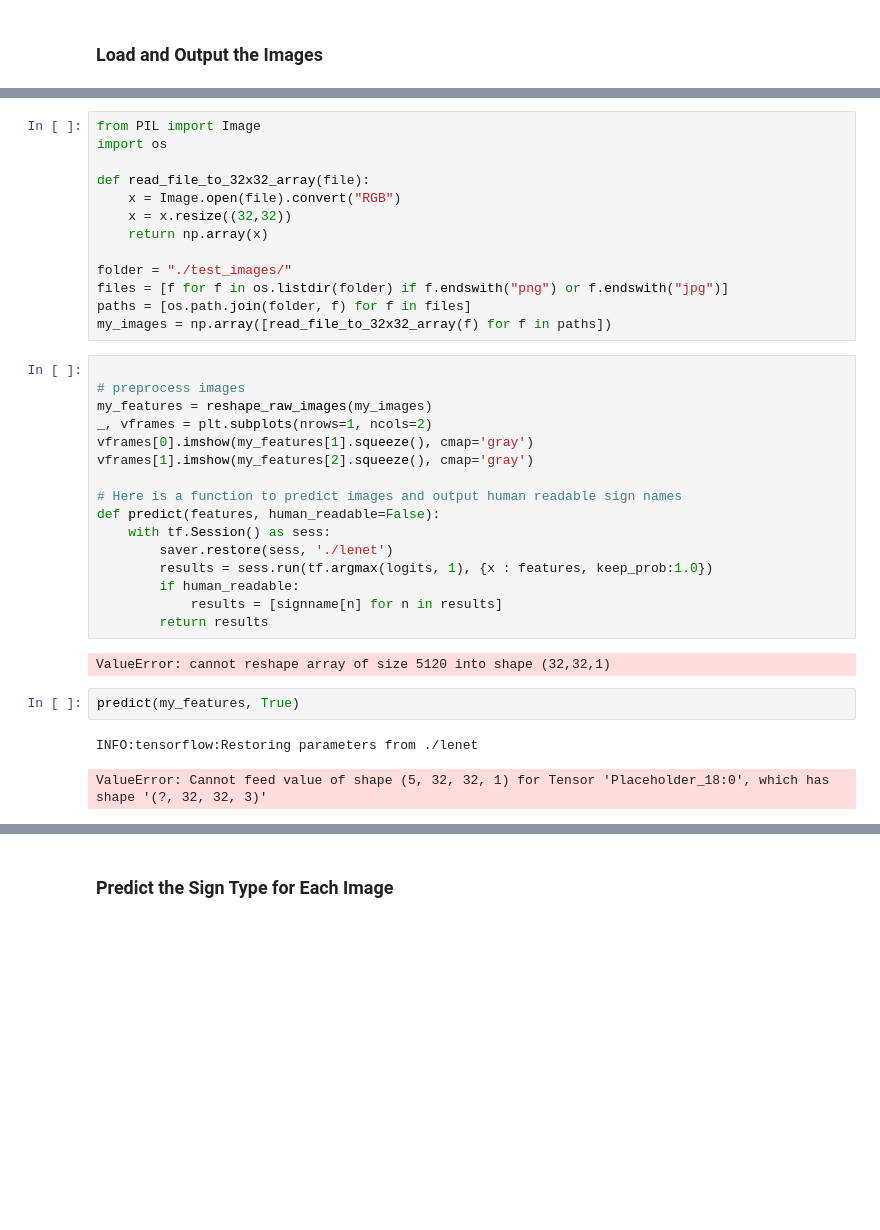
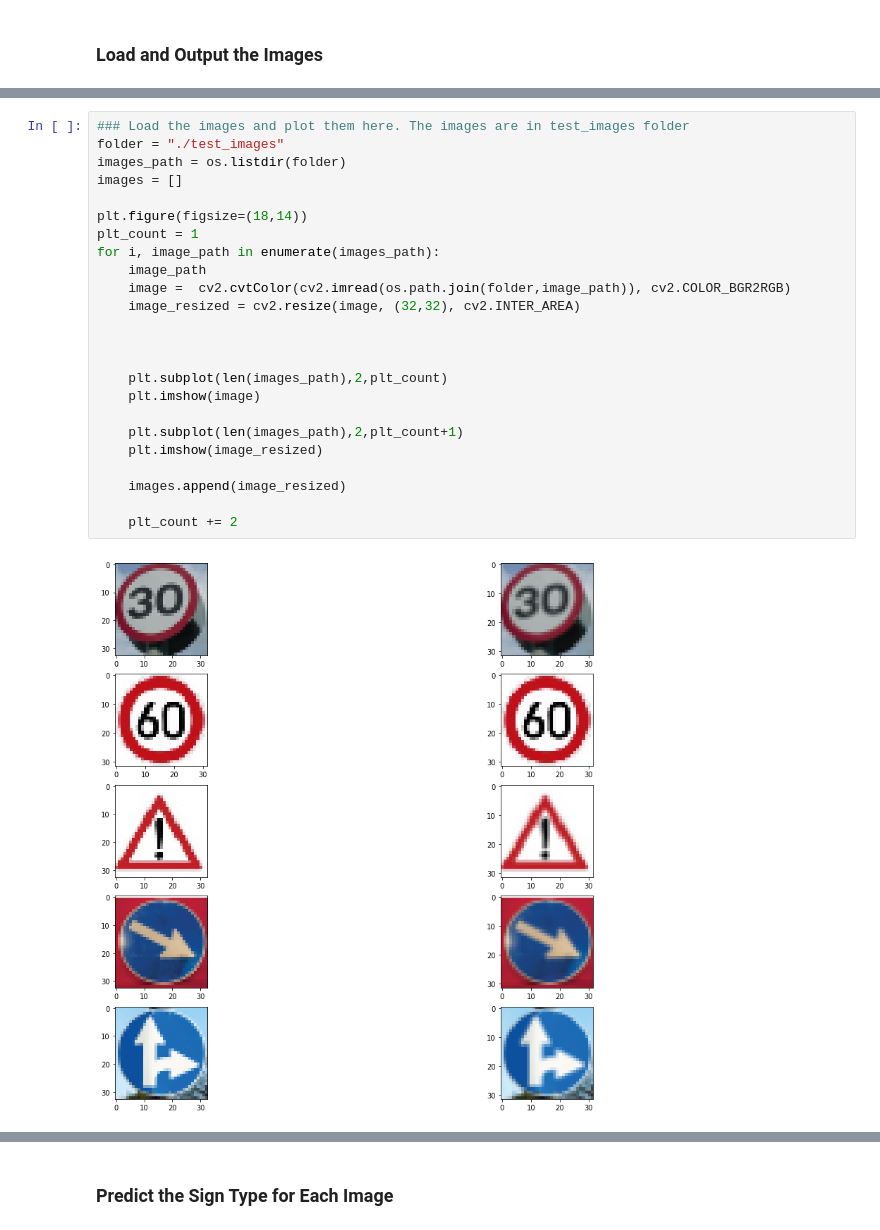
Before and after one commit to Ricram2/Traffic-Sign-Classifier-LeNet-5, a Jupyter notebook: Traffic_Sign_Classifier.ipynb, the cells around one changed output, grey strips where cells are left out. Drawn from its saved outputs; the diff is of its cells as text; blank space fills up the shorter version.

```diff
--- a/Traffic_Sign_Classifier.ipynb
+++ b/Traffic_Sign_Classifier.ipynb
@@ -379,36 +380,26 @@ plt.show()
-# %%
-from PIL import Image
-import os
-
-def read_file_to_32x32_array(file):
-    x = Image.open(file).convert("RGB")
-    x = x.resize((32,32))
-    return np.array(x)
-
-folder = "./test_images/"
-files = [f for f in os.listdir(folder) if f.endswith("png") or f.endswith("jpg")]
-paths = [os.path.join(folder, f) for f in files]
-my_images = np.array([read_file_to_32x32_array(f) for f in paths])
-# %%
-
-# preprocess images
-my_features = reshape_raw_images(my_images)
-_, vframes = plt.subplots(nrows=1, ncols=2)
-vframes[0].imshow(my_features[1].squeeze(), cmap='gray')
-vframes[1].imshow(my_features[2].squeeze(), cmap='gray')
-
-# Here is a function to predict images and output human readable sign names
-def predict(features, human_readable=False):
-    with tf.Session() as sess:
-        saver.restore(sess, './lenet')
-        results = sess.run(tf.argmax(logits, 1), {x : features, keep_prob:1.0})
-        if human_readable:
-            results = [signname[n] for n in results]
-        return results
-# %% [output]
-ValueError: cannot reshape array of size 5120 into shape (32,32,1)
-# %%
-predict(my_features, True)
-# %% [output]
-INFO:tensorflow:Restoring parameters from ./lenet
-ValueError: Cannot feed value of shape (5, 32, 32, 1) for Tensor 'Placeholder_18:0', which has shape '(?, 32, 32, 3)'
+# %%
+### Load the images and plot them here. The images are in test_images folder
+folder = "./test_images"
+images_path = os.listdir(folder)
+images = []
+
+plt.figure(figsize=(18,14))
+plt_count = 1
+for i, image_path in enumerate(images_path):
+    image_path
+    image =  cv2.cvtColor(cv2.imread(os.path.join(folder,image_path)), cv2.COLOR_BGR2RGB)
+    image_resized = cv2.resize(image, (32,32), cv2.INTER_AREA)
+
+
+
+    plt.subplot(len(images_path),2,plt_count)
+    plt.imshow(image)
+
+    plt.subplot(len(images_path),2,plt_count+1)
+    plt.imshow(image_resized)
+
+    images.append(image_resized)
+
+    plt_count += 2
+# %% [output]
+[figure, added]
```
Also changed, not shown: parts of 18 cells of this notebook, 13 other files.
